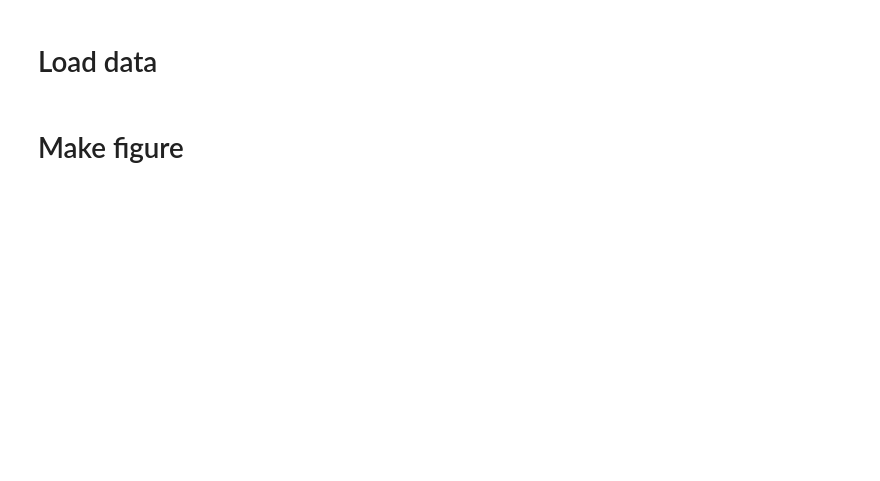
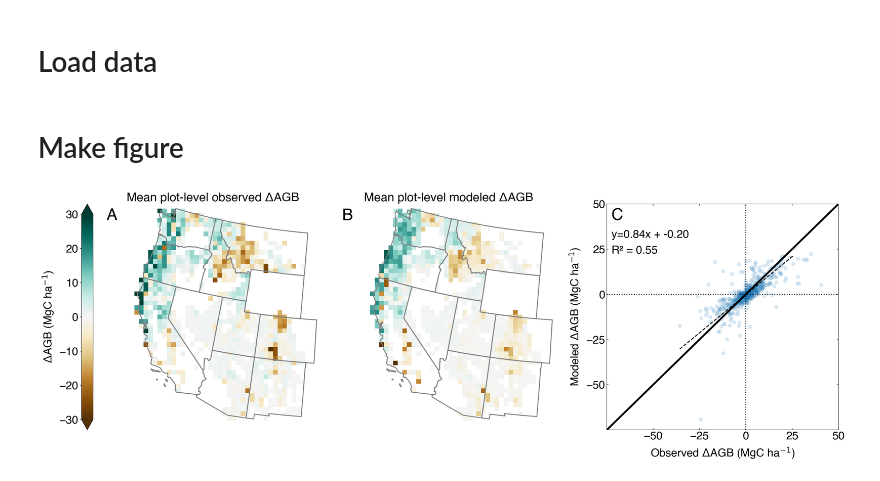
Before and after one commit to carbonplan/western-us-biomass, a Jupyter notebook: nbs/4_make_figures/Figure_4_evaluation.ipynb, the cells around one changed output. Saved outputs shown, nothing was run; the diff lists cells and outputs as text; code cells hidden in the pictures; blank space fills up the shorter version.

```diff
--- a/nbs/4_make_figures/Figure_4_evaluation.ipynb
+++ b/nbs/4_make_figures/Figure_4_evaluation.ipynb
@@ -56,11 +56,11 @@ r, p = stats.pearsonr(x_clean, y_clean)
 r2 = r**2
 x_fit = np.array([np.nanmin(x_clean), np.nanmax(y_clean)])
 # %%
+figure_settings.apply_style()
+
 fig, axs = plt.subplots(
     1, 4, figsize=(24, 8), gridspec_kw={"width_ratios": [0.05, 1, 1, 1]}, constrained_layout=True
 )
-
-figure_settings.apply_style()
 
 cmap = plt.cm.BrBG
 clims = [-30, 30]
@@ -79,14 +79,14 @@ cbar_ax = axs[0]
 
 ax = axs[1]
 im = biomass_delta_actual.plot(ax=ax, vmin=clims[0], vmax=clims[1], cmap=cmap, add_colorbar=False)
-ax.set_title("Mean Plot-level Observed ΔAGB")
+ax.set_title("Mean plot-level observed ΔAGB")
 setup_ax(ax)
 ##############################################################################################################
 ##############################################################################################################
 
 ax = axs[2]
 im = biomass_delta_modeled.plot(ax=ax, vmin=clims[0], vmax=clims[1], cmap=cmap, add_colorbar=False)
-ax.set_title("Mean Plot-level Modeled ΔAGB")
+ax.set_title("Mean plot-level modeled ΔAGB")
 setup_ax(ax)
 
 cbar = fig.colorbar(im, cax=cbar_ax, orientation="vertical", extend="both")
@@ -116,30 +116,33 @@ ax.set_yticks(ticks)
 
 ax.plot(
     x_fit,
     slope * x_fit + intercept,
     "--",
     color="k",
     linewidth=style_settings["lines.linewidth"] / 4,
     label=f"fit (y={slope:.2f}x+{intercept:.2f})",
 )
 ax.text(0.02, 0.85, f"y={slope:.2f}x + {intercept:.2f}", transform=ax.transAxes, fontsize=24)
 ax.text(0.02, 0.78, f"R² = {r2:.2f}", transform=ax.transAxes, fontsize=24)
 
 ##############################################################################################################
 ##############################################################################################################
 
 
 panel_labels = ["A", "B", "C"]
 for i, ax in enumerate(axs[1:]):
     ax.text(
         0.02,
         0.98,
         panel_labels[i],
         transform=ax.transAxes,
         fontsize=28 * 1.25,
         fontweight="bold",
         va="top",
     )
 
 fig.get_layout_engine().set(w_pad=0, h_pad=0, hspace=0, wspace=0.02)
 fig.savefig(dir_info.dir_figures + "Figure4.jpg", bbox_inches="tight", dpi=300)
+fig.savefig(dir_info.dir_figures + "Figure4.pdf", bbox_inches="tight")
+# %% [output]
+[figure, added]
```
Also changed, not shown: 5 other files.
